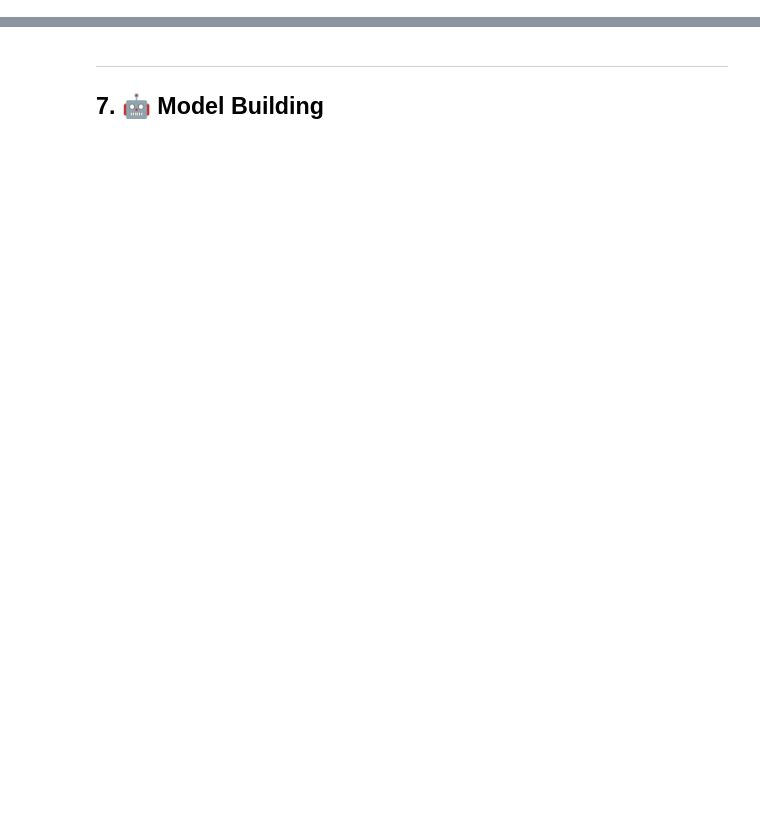
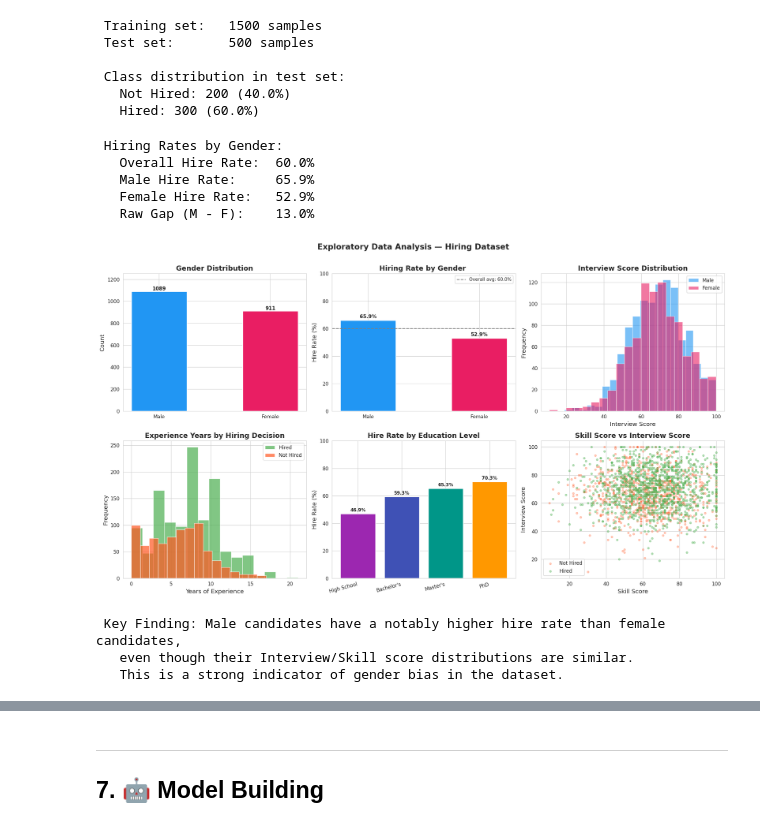
Before and after one commit to sonu786786/Bias-Detection-Tool, a Jupyter notebook: project.ipynb, the cells around one changed output, grey strips where cells are left out. Cells and saved outputs as stored; diff of their text form; code cells hidden in the pictures; blank space fills up the shorter version.

```diff
--- a/project.ipynb
+++ b/project.ipynb
@@ -278,28 +327,41 @@ X_test_sc  = scaler.transform(X_test)
 X_train_sc = pd.DataFrame(X_train_sc, columns=X_train.columns)
 X_test_sc  = pd.DataFrame(X_test_sc,  columns=X_test.columns)
 
-print(f"📦 Training set:   {X_train_sc.shape[0]} samples")
-print(f"📦 Test set:       {X_test_sc.shape[0]} samples")
-print(f"\n🎯 Class distribution in test set:")
+print(f" Training set:   {X_train_sc.shape[0]} samples")
+print(f" Test set:       {X_test_sc.shape[0]} samples")
+print(f"\n Class distribution in test set:")
 unique, counts = np.unique(y_test, return_counts=True)
 for val, cnt in zip(unique, counts):
     label = 'Hired' if val == 1 else 'Not Hired'
     print(f"   {label}: {cnt} ({cnt/len(y_test)*100:.1f}%)")
+# %% [output]
+ Training set:   1500 samples
+ Test set:       500 samples
+
+ Class distribution in test set:
+   Not Hired: 200 (40.0%)
+   Hired: 300 (60.0%)
 # %%
 # ─── Overall Hiring Rate ──────────────────────────────────────────────────────
 overall_rate = df_raw['HiringDecision'].mean()
 male_rate    = df_raw[df_raw['Gender'] == 'Male']['HiringDecision'].mean()
 female_rate  = df_raw[df_raw['Gender'] == 'Female']['HiringDecision'].mean()
 
-print("📊 Hiring Rates by Gender:")
+print(" Hiring Rates by Gender:")
 print(f"   Overall Hire Rate:  {overall_rate:.1%}")
 print(f"   Male Hire Rate:     {male_rate:.1%}")
 print(f"   Female Hire Rate:   {female_rate:.1%}")
 print(f"   Raw Gap (M - F):    {(male_rate - female_rate):.1%}")
+# %% [output]
+ Hiring Rates by Gender:
+   Overall Hire Rate:  60.0%
+   Male Hire Rate:     65.9%
+   Female Hire Rate:   52.9%
+   Raw Gap (M - F):    13.0%
 # %%
 # ─── EDA Visualizations ───────────────────────────────────────────────────────
 fig, axes = plt.subplots(2, 3, figsize=(18, 10))
-fig.suptitle("📊 Exploratory Data Analysis — Hiring Dataset", fontsize=16, fontweight='bold', y=1.01)
+fig.suptitle(" Exploratory Data Analysis — Hiring Dataset", fontsize=16, fontweight='bold', y=1.01)
 
 COLORS = {'Male': '#2196F3', 'Female': '#E91E63'}
 BAR_COLORS = ['#2196F3', '#E91E63']
@@ -320,7 +382,7 @@ ax = axes[0, 1]
 rates = df_raw.groupby('Gender')['HiringDecision'].mean().reindex(['Male', 'Female'])
 bars = ax.bar(rates.index, rates.values * 100, color=BAR_COLORS, edgecolor='white', linewidth=1.5, width=0.5)
 ax.axhline(overall_rate * 100, color='gray', linestyle='--', linewidth=1.5, label=f'Overall avg: {overall_rate:.1%}')
-ax.set_title('Hiring Rate by Gender ⚠️', fontweight='bold')
+ax.set_title('Hiring Rate by Gender ', fontweight='bold')
 ax.set_ylabel('Hire Rate (%)')
 ax.set_ylim(0, 100)
 ax.legend(fontsize=9)
@@ -354,34 +416,39 @@ ax = axes[1, 1]
 edu_order  = ['High School', "Bachelor's", "Master's", 'PhD']
 edu_rates  = df_raw.groupby('EducationLevel')['HiringDecision'].mean().reindex(edu_order)
 bars = ax.bar(edu_rates.index, edu_rates.values * 100,
               color=['#9C27B0','#3F51B5','#009688','#FF9800'],
               edgecolor='white', linewidth=1.5)
 ax.set_title('Hire Rate by Education Level', fontweight='bold')
 ax.set_ylabel('Hire Rate (%)')
 ax.set_ylim(0, 100)
 plt.setp(ax.get_xticklabels(), rotation=15, ha='right')
 for bar, rate in zip(bars, edu_rates.values):
     ax.text(bar.get_x() + bar.get_width()/2, bar.get_height() + 1.5,
             f'{rate:.1%}', ha='center', fontsize=9, fontweight='bold')
 
 # ── Plot 6: Skill Score vs Interview Score (colored by hiring) ──
 ax = axes[1, 2]
 hired_mask = df_raw['HiringDecision'] == 1
 ax.scatter(df_raw[~hired_mask]['SkillScore'], df_raw[~hired_mask]['InterviewScore'],
            alpha=0.3, color='#FF5722', label='Not Hired', s=15)
 ax.scatter(df_raw[hired_mask]['SkillScore'], df_raw[hired_mask]['InterviewScore'],
            alpha=0.4, color='#4CAF50', label='Hired', s=15)
 ax.set_title('Skill Score vs Interview Score', fontweight='bold')
 ax.set_xlabel('Skill Score')
 ax.set_ylabel('Interview Score')
 ax.legend()
 
 plt.tight_layout()
 plt.savefig('eda_plots.png', bbox_inches='tight', dpi=120)
 plt.show()
-print("\n💡 Key Finding: Male candidates have a notably higher hire rate than female candidates,")
+print("\n Key Finding: Male candidates have a notably higher hire rate than female candidates,")
 print("   even though their Interview/Skill score distributions are similar.")
 print("   This is a strong indicator of gender bias in the dataset.")
+# %% [output]
+[figure, added]
+ Key Finding: Male candidates have a notably higher hire rate than female candidates,
+   even though their Interview/Skill score distributions are similar.
+   This is a strong indicator of gender bias in the dataset.
 # %%
 # ─── Correlation Heatmap ──────────────────────────────────────────────────────
 fig, ax = plt.subplots(figsize=(10, 7))
```
Also changed, not shown: parts of 38 cells of this notebook.
